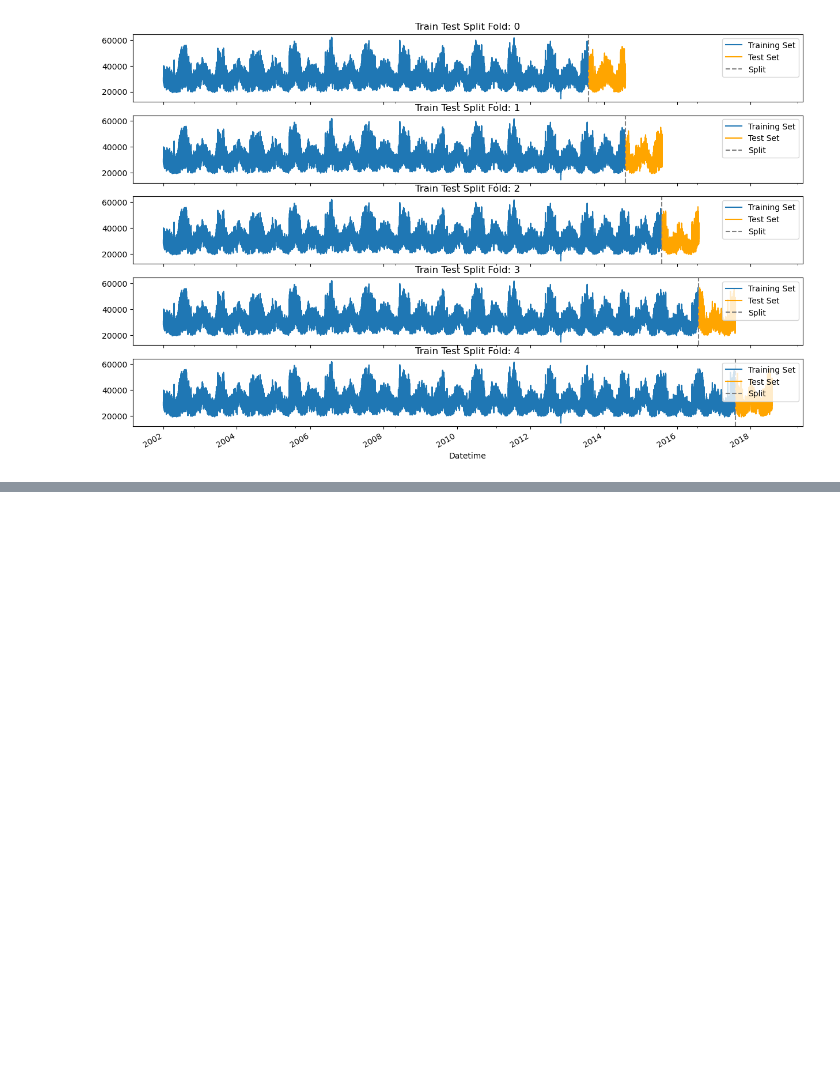
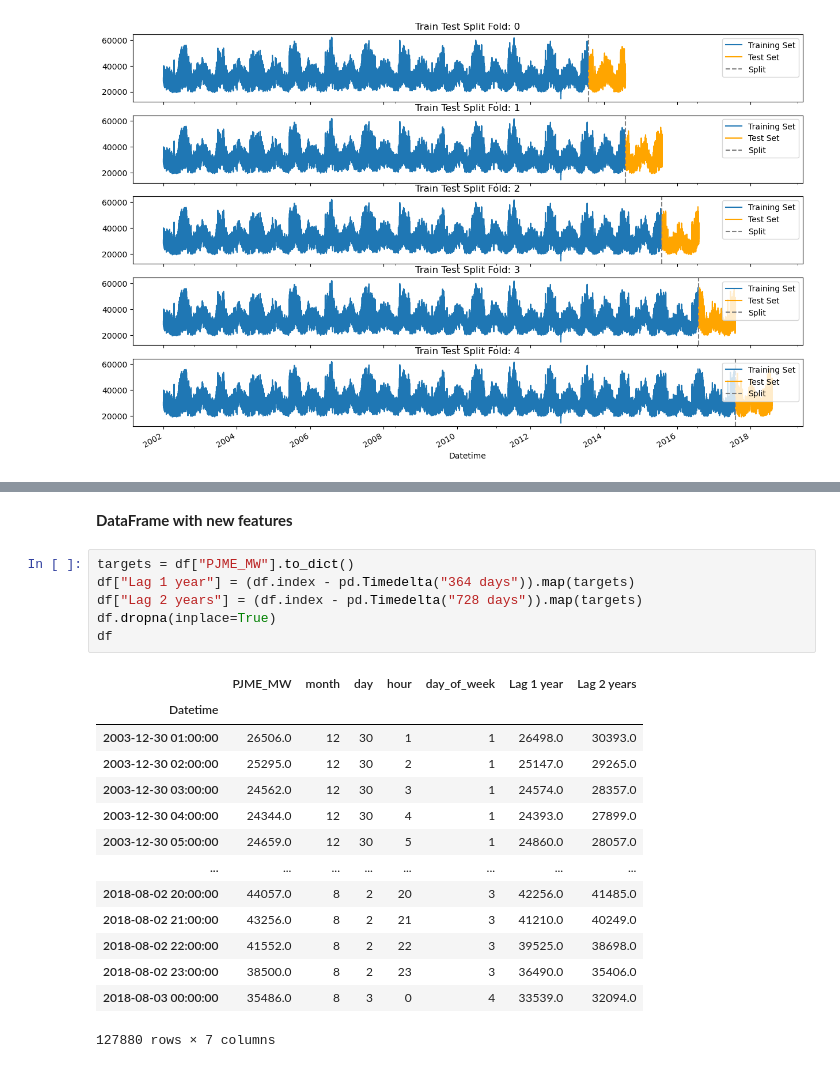
Before and after one commit to YarosInter/Time-Series-XGBoost-Energy-Consumption, a Jupyter notebook: XGBoost_Energy_Consumption_Forecast.ipynb, the cells around one changed output, grey strips where cells are left out. Saved outputs shown, nothing was run; the diff lists cells and outputs as text; blank space fills up the shorter version.

```diff
--- a/XGBoost_Energy_Consumption_Forecast.ipynb
+++ b/XGBoost_Energy_Consumption_Forecast.ipynb
@@ -497,0 +552,23 @@ plt.show()
+# %% [markdown]
+**DataFrame with new features**
+# %%
+targets = df["PJME_MW"].to_dict()
+df["Lag 1 year"] = (df.index - pd.Timedelta("364 days")).map(targets)
+df["Lag 2 years"] = (df.index - pd.Timedelta("728 days")).map(targets)
+df.dropna(inplace=True)
+df
+# %% [output]
+|  | PJME_MW | month | day | hour | day_of_week | Lag 1 year | Lag 2 years |
+| Datetime |  |  |  |  |  |  |  |
+| 2003-12-30 01:00:00 | 26506.0 | 12 | 30 | 1 | 1 | 26498.0 | 30393.0 |
+| 2003-12-30 02:00:00 | 25295.0 | 12 | 30 | 2 | 1 | 25147.0 | 29265.0 |
+| 2003-12-30 03:00:00 | 24562.0 | 12 | 30 | 3 | 1 | 24574.0 | 28357.0 |
+| 2003-12-30 04:00:00 | 24344.0 | 12 | 30 | 4 | 1 | 24393.0 | 27899.0 |
+| 2003-12-30 05:00:00 | 24659.0 | 12 | 30 | 5 | 1 | 24860.0 | 28057.0 |
+| ... | ... | ... | ... | ... | ... | ... | ... |
+| 2018-08-02 20:00:00 | 44057.0 | 8 | 2 | 20 | 3 | 42256.0 | 41485.0 |
+| 2018-08-02 21:00:00 | 43256.0 | 8 | 2 | 21 | 3 | 41210.0 | 40249.0 |
+| 2018-08-02 22:00:00 | 41552.0 | 8 | 2 | 22 | 3 | 39525.0 | 38698.0 |
+| 2018-08-02 23:00:00 | 38500.0 | 8 | 2 | 23 | 3 | 36490.0 | 35406.0 |
+| 2018-08-03 00:00:00 | 35486.0 | 8 | 3 | 0 | 4 | 33539.0 | 32094.0 |
+127880 rows × 7 columns
```
Also changed, not shown: parts of 4 cells of this notebook.
